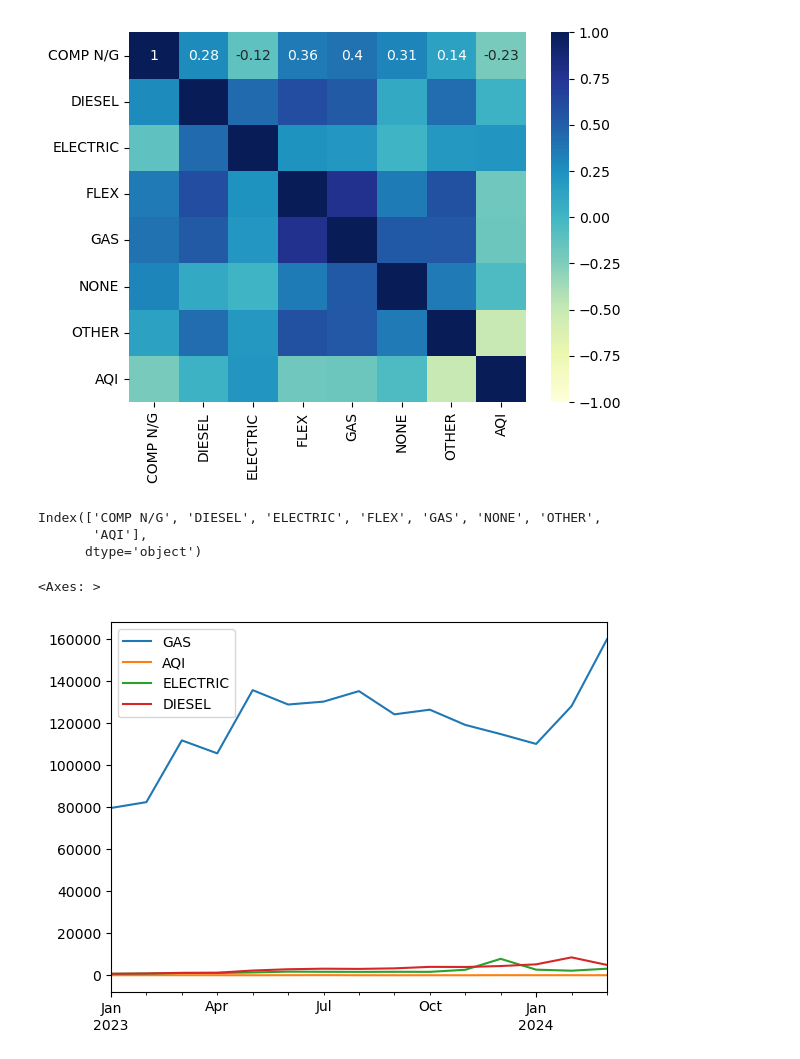
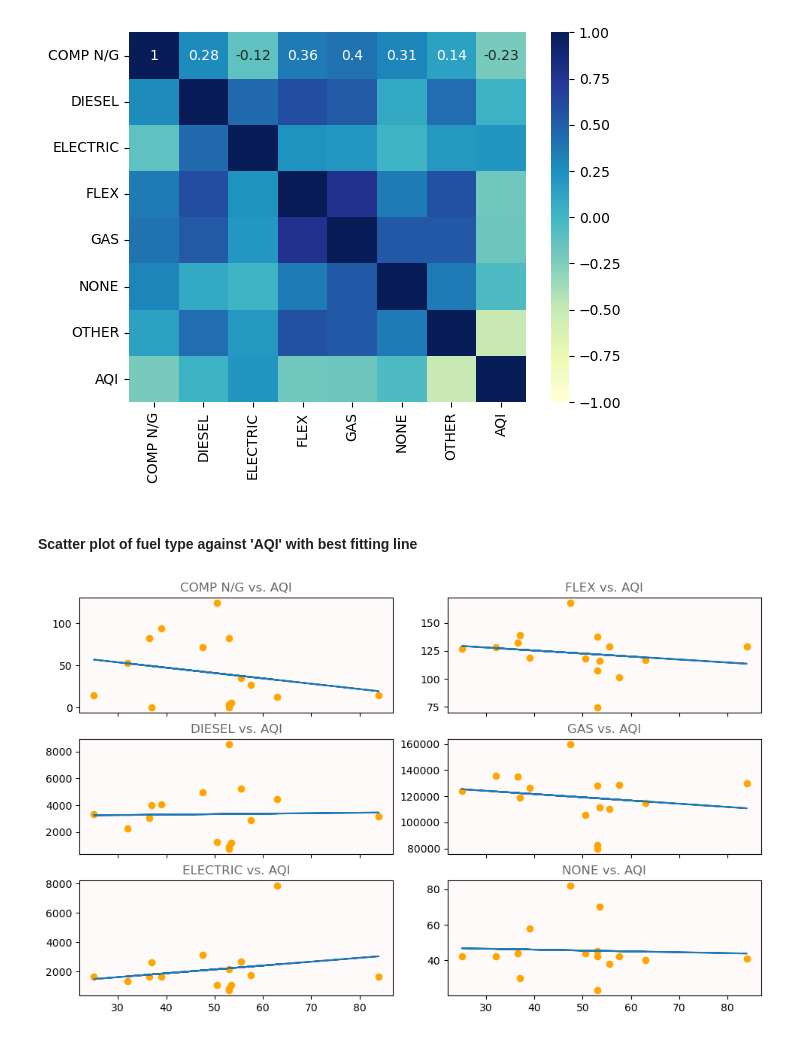
Before and after one commit to heidthecamp/CU-VIRT-AI-PT-03-2024-U-LOLC-PROJECT-1, a Jupyter notebook: Aq_FuelType.ipynb, the cells around one changed output. Drawn from its saved outputs; the diff is of its cells as text; code cells hidden in the pictures.

Commit message:
added scatterpolt with best fitting line fuel vs aqu

```diff
--- a/Aq_FuelType.ipynb
+++ b/Aq_FuelType.ipynb
@@ -261,14 +261,35 @@ sns.heatmap(aq_fuel_df.corr(),vmin=-1, vmax=1,cmap="YlGnBu",annot=True)
 # %% [output]
 <Axes: >
 [figure]
-# %%
-aq_fuel_df.columns
-# %% [output]
-Index(['COMP N/G', 'DIESEL', 'ELECTRIC', 'FLEX', 'GAS', 'NONE', 'OTHER',
-       'AQI'],
-      dtype='object')
-# %%
-aq_fuel_df[['GAS','AQI','ELECTRIC','DIESEL']].plot()
-# %% [output]
-<Axes: >
-[figure, removed]
+# %% [markdown]
+#### Scatter plot of fuel type against 'AQI' with best fitting line
+# %%
+fig,ax = plt.subplots(nrows=3,ncols=2,figsize=(10,6),sharex=True)
+fig.tight_layout(pad=1.5)
+
+x = aq_fuel_df['AQI']
+row = 0
+col = 0
+
+for fuel in aq_fuel_df.columns[:6]:
+    y = aq_fuel_df[fuel].values
+
+    #Best fitting line
+    a, b = np.polyfit(x, y, 1)
+
+    #Scatterplot
+    ax[row,col].scatter(x,y,color = 'orange')
+
+    #Plotting line
+    ax[row,col].plot(x, a*x+b)
+
+    #Formattig plot
+    ax[row,col].set_title(f'{fuel} vs. AQI',color = 'dimgray')
+    ax[row,col].set_facecolor('snow')
+
+    row+=1
+    if row == 3:
+        col+=1
+        row=0
+# %% [output]
+[figure, added]
```
